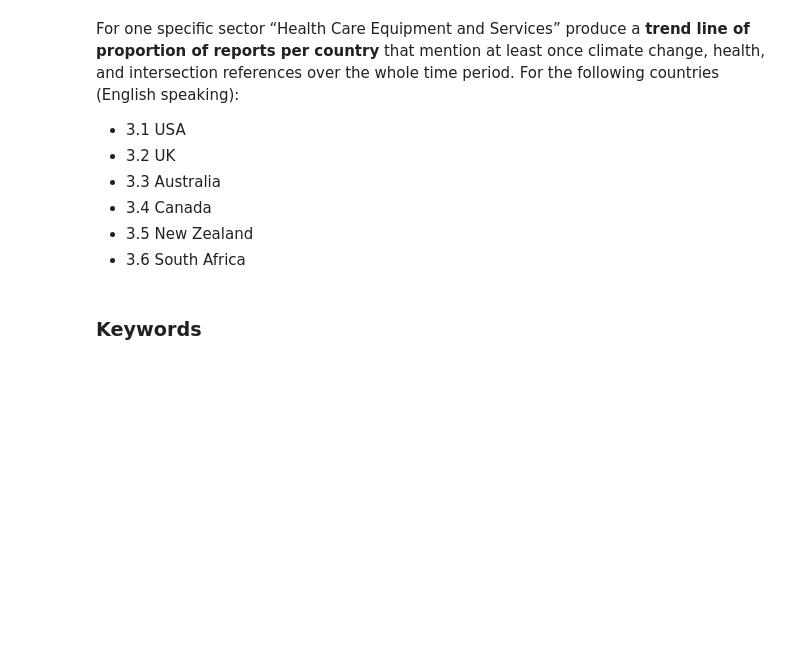
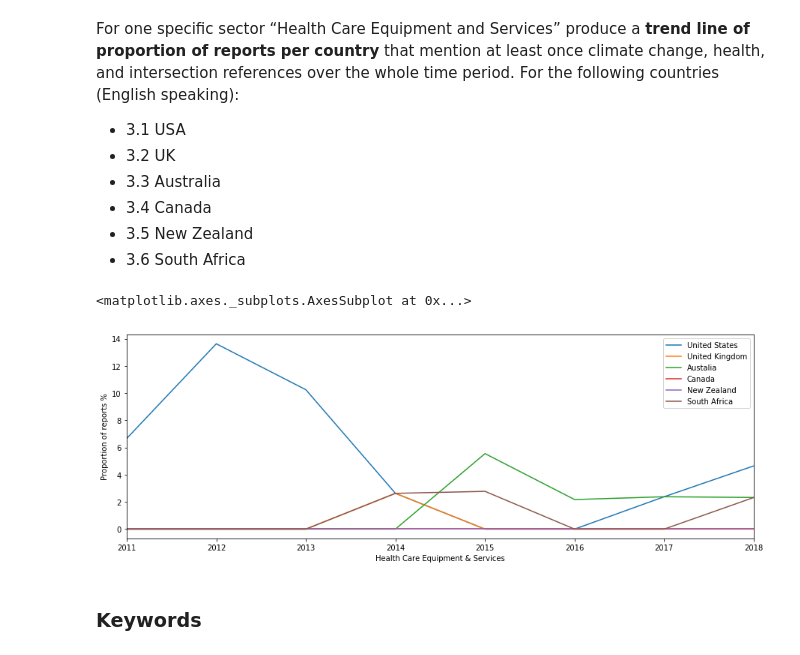
Before and after one commit to sjankin/lancet, a Jupyter notebook: notebooks/Global_Compact_Analysis-2018B.ipynb, the cells around one changed output. Drawn from its saved outputs; the diff is of its cells as text; code cells hidden in the pictures; blank space fills up the shorter version.

```diff
--- a/notebooks/Global_Compact_Analysis-2018B.ipynb
+++ b/notebooks/Global_Compact_Analysis-2018B.ipynb
@@ -722,3 +796,50 @@ For one specific sector “Health Care Equipment and Services” produce a **tre
+# %%
+us_year_sum = []
+for year in selected_sectors_years['Health Care Equipment & Ser...'].keys():
+    year_sum=(sum(df_selected_pdfs_sector_english[df_selected_pdfs_sector_english.country=="United State..."].year==year)/sum(df_selected_pdfs_sector.year==year))*100
+    us_year_sum.append(year_sum)
+
+uk_year_sum = []
+for year in selected_sectors_years['Health Care Equipment & Ser...'].keys():
+    year_sum=(sum(df_selected_pdfs_sector_english[df_selected_pdfs_sector_english.country=="United Kingdom"].year==year)/sum(df_selected_pdfs_sector.year==year))*100
+    uk_year_sum.append(year_sum)
+
+aus_year_sum = []
+for year in selected_sectors_years['Health Care Equipment & Ser...'].keys():
+    year_sum=(sum(df_selected_pdfs_sector_english[df_selected_pdfs_sector_english.country=="Australia"].year==year)/sum(df_selected_pdfs_sector.year==year))*100
+    aus_year_sum.append(year_sum)
+
+can_year_sum = []
+for year in selected_sectors_years['Health Care Equipment & Ser...'].keys():
+    year_sum=(sum(df_selected_pdfs_sector_english[df_selected_pdfs_sector_english.country=="Canada"].year==year)/sum(df_selected_pdfs_sector.year==year))*100
+    can_year_sum.append(year_sum)
+
+nz_year_sum = []
+for year in selected_sectors_years['Health Care Equipment & Ser...'].keys():
+    year_sum=(sum(df_selected_pdfs_sector_english[df_selected_pdfs_sector_english.country=="New Zealand"].year==year)/sum(df_selected_pdfs_sector.year==year))*100
+    nz_year_sum.append(year_sum)
+
+sa_year_sum = []
+for year in selected_sectors_years['Health Care Equipment & Ser...'].keys():
+    year_sum=(sum(df_selected_pdfs_sector_english[df_selected_pdfs_sector_english.country=="South Africa"].year==year)/sum(df_selected_pdfs_sector.year==year))*100
+    sa_year_sum.append(year_sum)
+# %%
+df_selected_pdfs_sector_english_year_proportion = pd.DataFrame([us_year_sum, uk_year_sum, aus_year_sum, can_year_sum, nz_year_sum, sa_year_sum], columns=['2011','2012','2013','2014','2015','2016','2017','2018'])
+
+df_selected_pdfs_sector_english_year_proportion = df_selected_pdfs_sector_english_year_proportion.rename(index = {0: "United States",
+                                                                                                                  1: "United Kingdom",
+                                                                                                                  2: "Austalia",
+                                                                                                                  3: "Canada",
+                                                                                                                  4:"New Zealand",
+                                                                                                                  5:"South Africa"}).transpose()
+# %%
+ax = df_selected_pdfs_sector_english_year_proportion.plot.line(figsize=(15,5))
+ax.set_xlabel("Health Care Equipment & Services")
+ax.set_ylabel("Proportion of reports %")
+ax
+# %% [output]
+<matplotlib.axes._subplots.AxesSubplot at 0x...>
+[figure, added]
 # %% [markdown]
 ### Keywords
 # %% [markdown]
```
Also changed, not shown: parts of 20 cells of this notebook.
